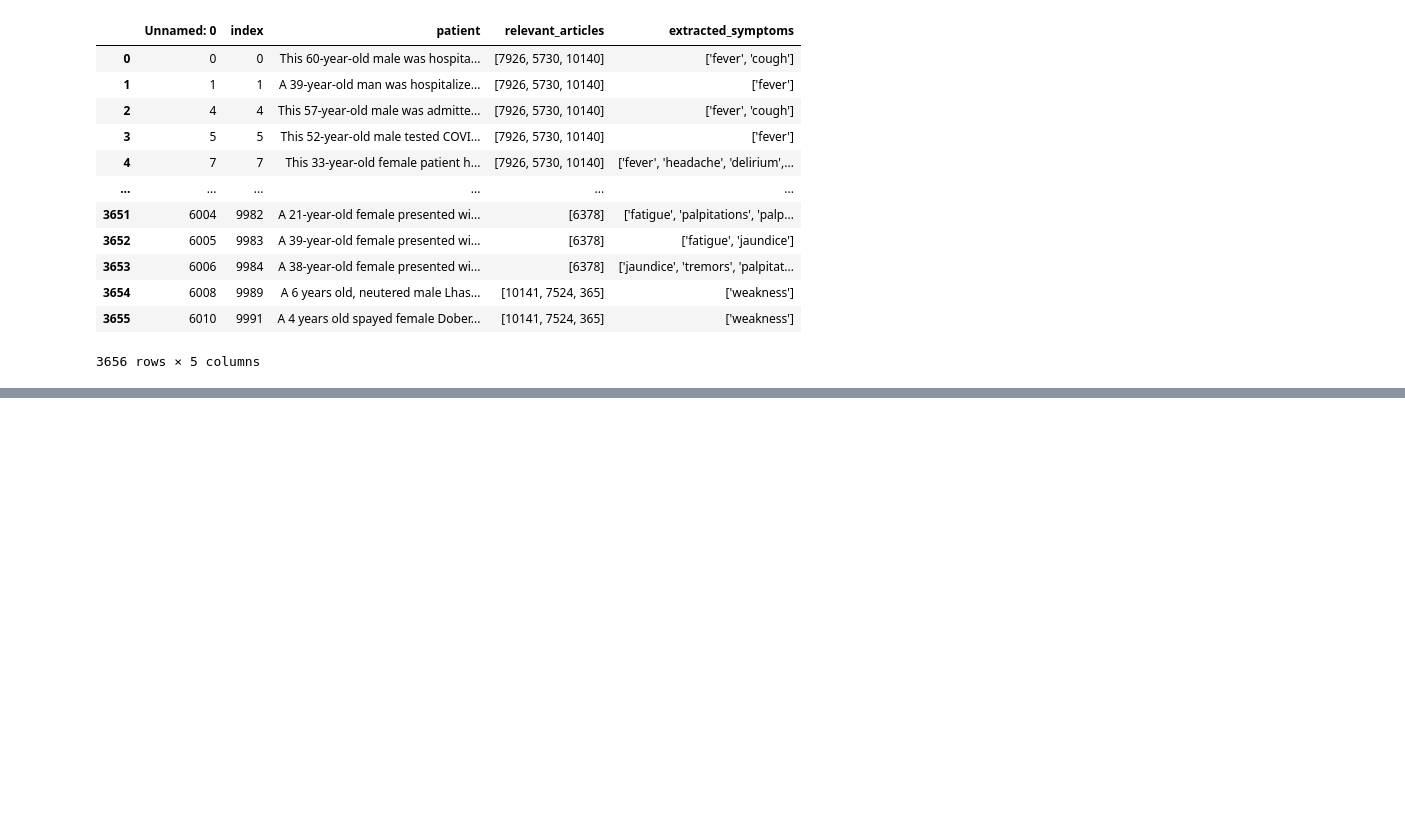
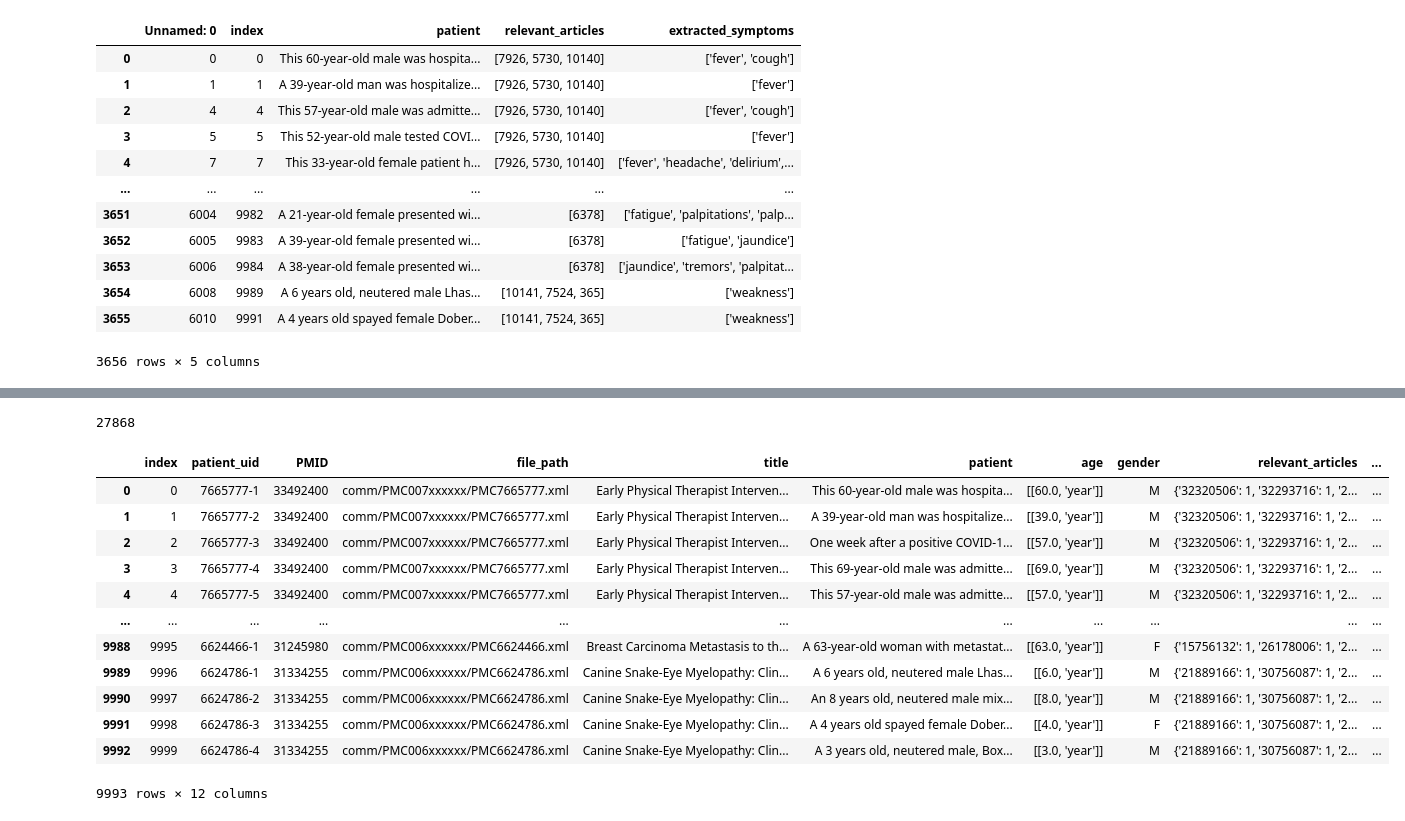
Before and after one commit to Doma1612/medLLM, a Jupyter notebook: notebooks/access_full_text_paper.ipynb, the cells around one changed output, grey strips where cells are left out. Drawn from its saved outputs; the diff is of its cells as text; code cells hidden in the pictures; blank space fills up the shorter version.

```diff
--- a/notebooks/access_full_text_paper.ipynb
+++ b/notebooks/access_full_text_paper.ipynb
@@ -232,0 +361,21 @@ patient_relevant_articles_map
+# %%
+from collections import Counter
+import ast
+# Beispiel DataFrame
+# Zähle die Häufigkeit der PMIDs
+pmid_counts = df['PMID'].value_counts()
+
+#df['relevant_articles'] = df['relevant_articles'].apply(ast.literal_eval)
+# Zählen der Häufigkeit von relevant_article IDs
+relevant_article_flat_list = []
+for articles in df['relevant_articles']:
+    relevant_article_flat_list.extend(articles.keys())
+
+relevant_article_counts = Counter(relevant_article_flat_list)
+sorted_relevant_articles = dict(sorted(relevant_article_counts.items(), key=lambda item: item[1], reverse=True))
+
+print("Häufigkeit der PMIDs:")
+print(pmid_counts)
+
+print("\nHäufigkeit der relevant article IDs:")
+print(relevant_article_counts)
@@ -232,0 +400,35 @@ patient_relevant_articles_map
+# %%
+relevant_articles_more_than_once = sum(1 for count in relevant_article_counts.values() if count > 1)
+relevant_articles_more_than_once
+# %% [output]
+27868
+# %%
+relevant_article_flat_list = []
+for articles in df['relevant_articles']:
+    relevant_article_flat_list.extend(articles.keys())
+
+relevant_article_counts = Counter(relevant_article_flat_list)
+
+# Ermittlung der IDs, die mindestens zweimal vorkommen
+ids_to_keep = {article_id for article_id, count in relevant_article_counts.items() if count >= 2}
+
+# Filtern der relevant_articles
+df['filtered_relevant_articles'] = df['relevant_articles'].apply(
+    lambda articles: {article_id: count for article_id, count in articles.items() if article_id in ids_to_keep}
+)
+# %%
+df
+# %% [output]
+|  | index | patient_uid | PMID | file_path | title | patient | age | gender | relevant_articles | ... |
+| 0 | 0 | 7665777-1 | 33492400 | comm/PMC007xxxxxx/PMC7665777.xml | Early Physical Therapist Interven... | This 60-year-old male was hospita... | [[60.0, 'year']] | M | {'32320506': 1, '32293716': 1, '2... | ... |
+| 1 | 1 | 7665777-2 | 33492400 | comm/PMC007xxxxxx/PMC7665777.xml | Early Physical Therapist Interven... | A 39-year-old man was hospitalize... | [[39.0, 'year']] | M | {'32320506': 1, '32293716': 1, '2... | ... |
+| 2 | 2 | 7665777-3 | 33492400 | comm/PMC007xxxxxx/PMC7665777.xml | Early Physical Therapist Interven... | One week after a positive COVID-1... | [[57.0, 'year']] | M | {'32320506': 1, '32293716': 1, '2... | ... |
+| 3 | 3 | 7665777-4 | 33492400 | comm/PMC007xxxxxx/PMC7665777.xml | Early Physical Therapist Interven... | This 69-year-old male was admitte... | [[69.0, 'year']] | M | {'32320506': 1, '32293716': 1, '2... | ... |
+| 4 | 4 | 7665777-5 | 33492400 | comm/PMC007xxxxxx/PMC7665777.xml | Early Physical Therapist Interven... | This 57-year-old male was admitte... | [[57.0, 'year']] | M | {'32320506': 1, '32293716': 1, '2... | ... |
+| ... | ... | ... | ... | ... | ... | ... | ... | ... | ... | ... |
+| 9988 | 9995 | 6624466-1 | 31245980 | comm/PMC006xxxxxx/PMC6624466.xml | Breast Carcinoma Metastasis to th... | A 63-year-old woman with metastat... | [[63.0, 'year']] | F | {'15756132': 1, '26178006': 1, '2... | ... |
+| 9989 | 9996 | 6624786-1 | 31334255 | comm/PMC006xxxxxx/PMC6624786.xml | Canine Snake-Eye Myelopathy: Clin... | A 6 years old, neutered male Lhas... | [[6.0, 'year']] | M | {'21889166': 1, '30756087': 1, '2... | ... |
+| 9990 | 9997 | 6624786-2 | 31334255 | comm/PMC006xxxxxx/PMC6624786.xml | Canine Snake-Eye Myelopathy: Clin... | An 8 years old, neutered male mix... | [[8.0, 'year']] | M | {'21889166': 1, '30756087': 1, '2... | ... |
+| 9991 | 9998 | 6624786-3 | 31334255 | comm/PMC006xxxxxx/PMC6624786.xml | Canine Snake-Eye Myelopathy: Clin... | A 4 years old spayed female Dober... | [[4.0, 'year']] | F | {'21889166': 1, '30756087': 1, '2... | ... |
+| 9992 | 9999 | 6624786-4 | 31334255 | comm/PMC006xxxxxx/PMC6624786.xml | Canine Snake-Eye Myelopathy: Clin... | A 3 years old, neutered male, Box... | [[3.0, 'year']] | M | {'21889166': 1, '30756087': 1, '2... | ... |
+9993 rows × 12 columns
```
Also changed, not shown: parts of 21 cells of this notebook, 3 other files.
